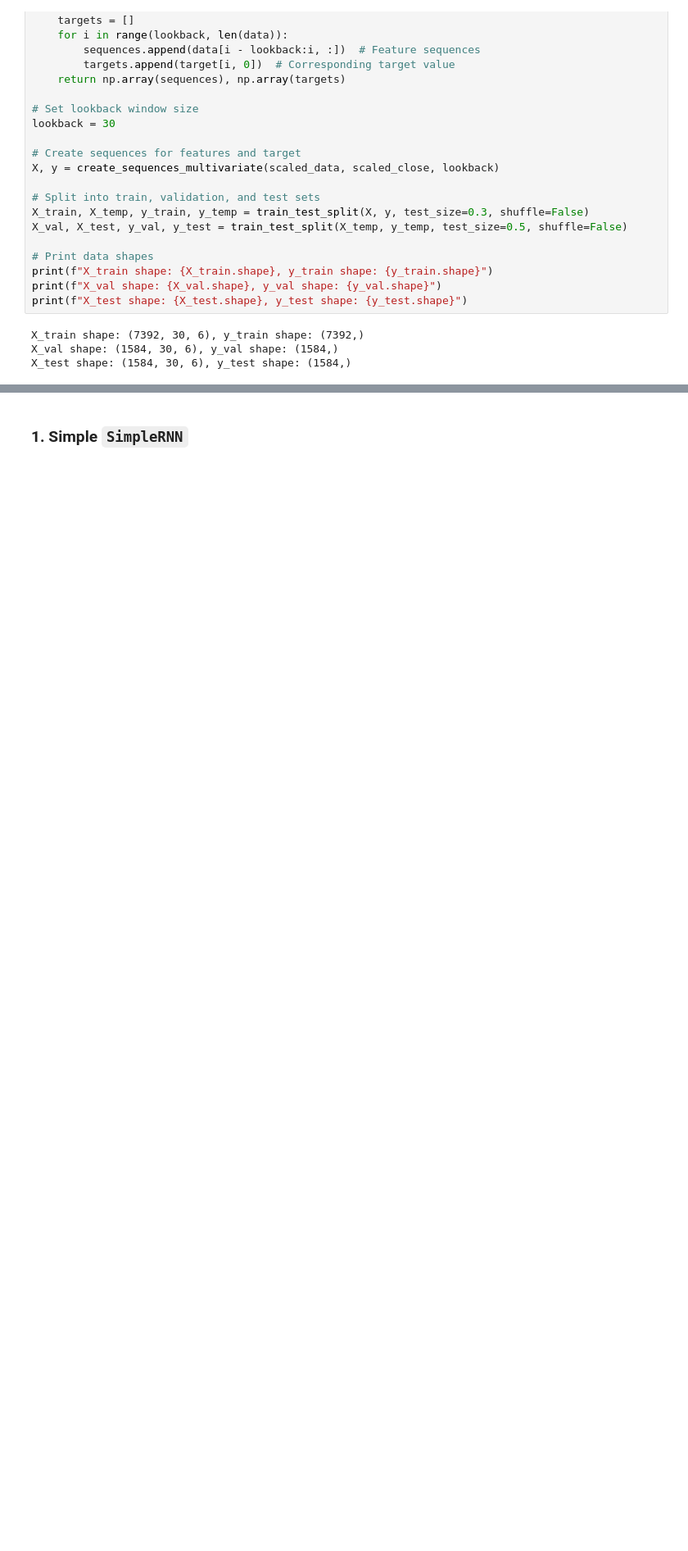
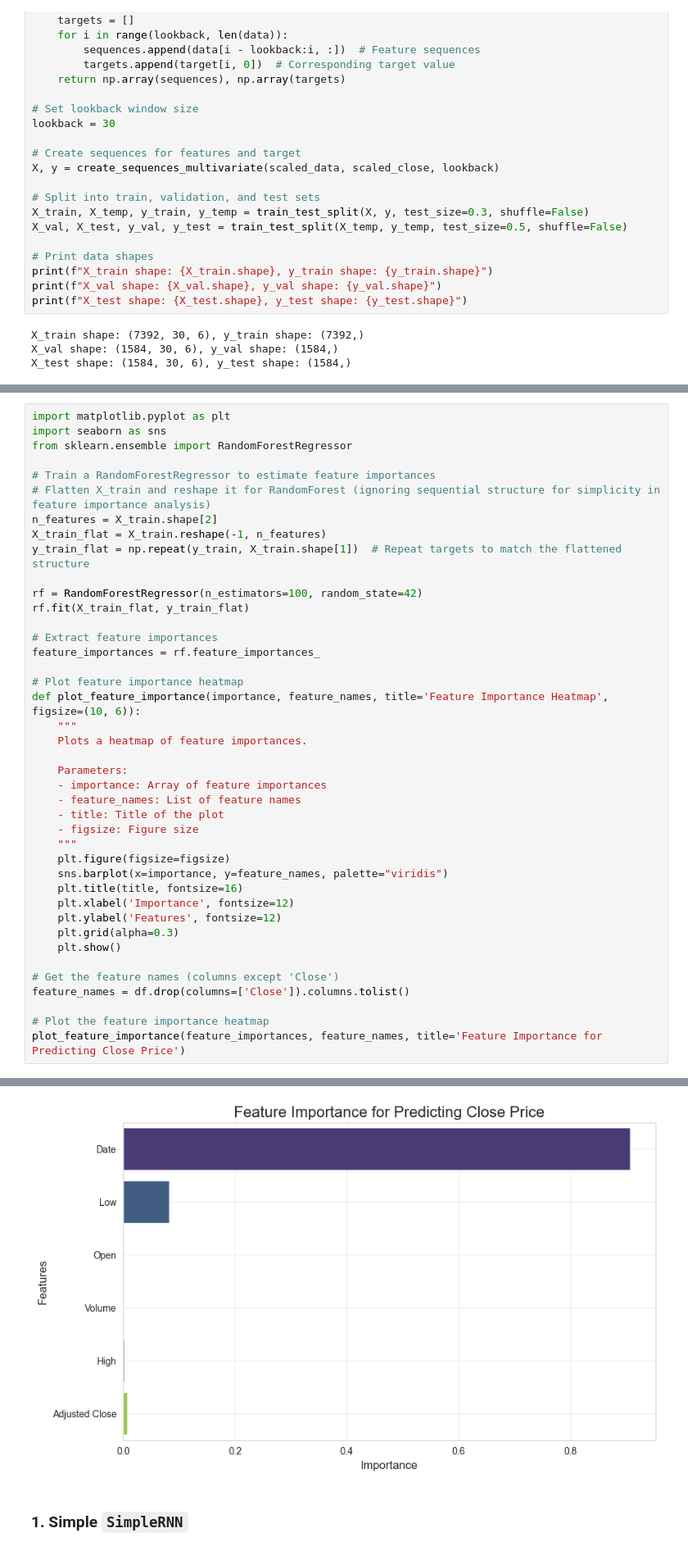
Before and after one commit to the-gauss/tiny-projects-ml, a Jupyter notebook: practice_assignments/u_adelaide/stock_1.ipynb, the cells around one changed output, grey strips where cells are left out. Shown: that part at 82% size. Cells and saved outputs as stored; diff of their text form; blank space fills up the shorter version.

```diff
--- a/practice_assignments/u_adelaide/stock_1.ipynb
+++ b/practice_assignments/u_adelaide/stock_1.ipynb
@@ -79,0 +77,42 @@ X_test shape: (1584, 30, 6), y_test shape: (1584,)
+# %%
+import matplotlib.pyplot as plt
+import seaborn as sns
+from sklearn.ensemble import RandomForestRegressor
+
+# Train a RandomForestRegressor to estimate feature importances
+# Flatten X_train and reshape it for RandomForest (ignoring sequential structure for simplicity in feature importance analysis)
+n_features = X_train.shape[2]
+X_train_flat = X_train.reshape(-1, n_features)
+y_train_flat = np.repeat(y_train, X_train.shape[1])  # Repeat targets to match the flattened structure
+
+rf = RandomForestRegressor(n_estimators=100, random_state=42)
+rf.fit(X_train_flat, y_train_flat)
+
+# Extract feature importances
+feature_importances = rf.feature_importances_
+
+# Plot feature importance heatmap
+def plot_feature_importance(importance, feature_names, title='Feature Importance Heatmap', figsize=(10, 6)):
+    """
+    Plots a heatmap of feature importances.
+
+    Parameters:
+    - importance: Array of feature importances
+    - feature_names: List of feature names
+    - title: Title of the plot
+    - figsize: Figure size
+    """
+    plt.figure(figsize=figsize)
+    sns.barplot(x=importance, y=feature_names, palette="viridis")
+    plt.title(title, fontsize=16)
+    plt.xlabel('Importance', fontsize=12)
+    plt.ylabel('Features', fontsize=12)
+    plt.grid(alpha=0.3)
+    plt.show()
+
+# Get the feature names (columns except 'Close')
+feature_names = df.drop(columns=['Close']).columns.tolist()
+
+# Plot the feature importance heatmap
+plot_feature_importance(feature_importances, feature_names, title='Feature Importance for Predicting Close Price')
+# %% [output]
@@ -80,3 +122,4 @@ X_test shape: (1584, 30, 6), y_test shape: (1584,)
+[figure, added]
 # %% [markdown]
 ### 1. Simple `SimpleRNN`
 # %%
```
Also changed, not shown: parts of 14 cells of this notebook.
